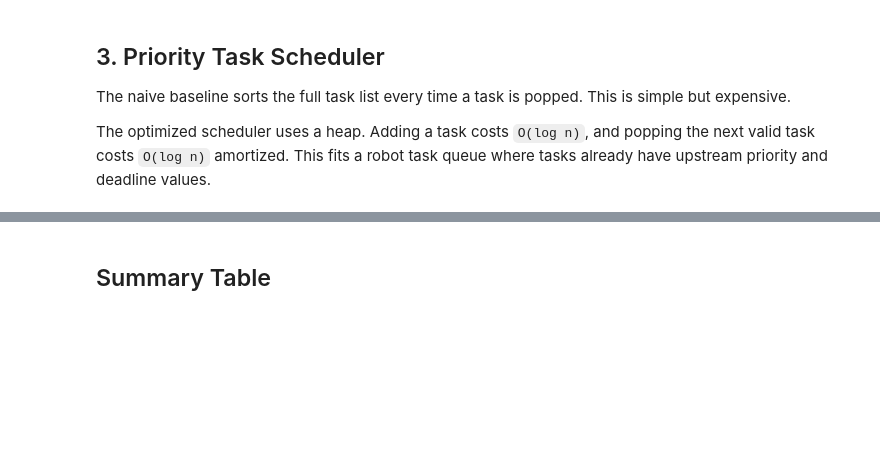
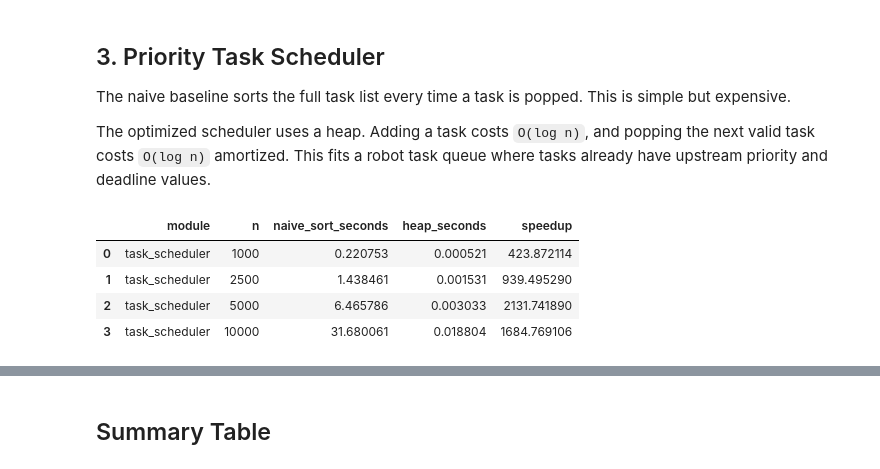
Before and after one commit to qianingen/InGen, a Jupyter notebook: W02_Algo_Benchmarks.ipynb, the cells around one changed output, grey strips where cells are left out. Drawn from its saved outputs; the diff is of its cells as text; code cells hidden in the pictures; blank space fills up the shorter version.

```diff
--- a/W02_Algo_Benchmarks.ipynb
+++ b/W02_Algo_Benchmarks.ipynb
@@ -291,28 +308,34 @@ def build_tasks(n: int) -> list[Task]:
         for i in range(n)
     ]
 # %%
-task_sizes = [1_000, 5_000, 10_000, 20_000]
+task_sizes = [1_000, 2_500, 5_000, 10_000]
 
 scheduler_results = []
 
 for n in task_sizes:
     tasks = build_tasks(n)
 
     naive_time = time_run(lambda: naive_sort_scheduler(tasks, now=0.0), repeats=3)
     heap_time = time_run(lambda: heap_scheduler(tasks, now=0.0), repeats=3)
 
     scheduler_results.append(
         {
             "module": "task_scheduler",
             "n": n,
             "naive_sort_seconds": naive_time,
             "heap_seconds": heap_time,
             "speedup": naive_time / heap_time if heap_time > 0 else float("inf"),
         }
     )
 
 scheduler_df = pd.DataFrame(scheduler_results)
 scheduler_df
+# %% [output]
+|  | module | n | naive_sort_seconds | heap_seconds | speedup |
+| 0 | task_scheduler | 1000 | 0.220753 | 0.000521 | 423.872114 |
+| 1 | task_scheduler | 2500 | 1.438461 | 0.001531 | 939.495290 |
+| 2 | task_scheduler | 5000 | 6.465786 | 0.003033 | 2131.741890 |
+| 3 | task_scheduler | 10000 | 31.680061 | 0.018804 | 1684.769106 |
 # %%
 plt.figure()
 plt.plot(
```
Also changed, not shown: parts of 6 cells of this notebook.
